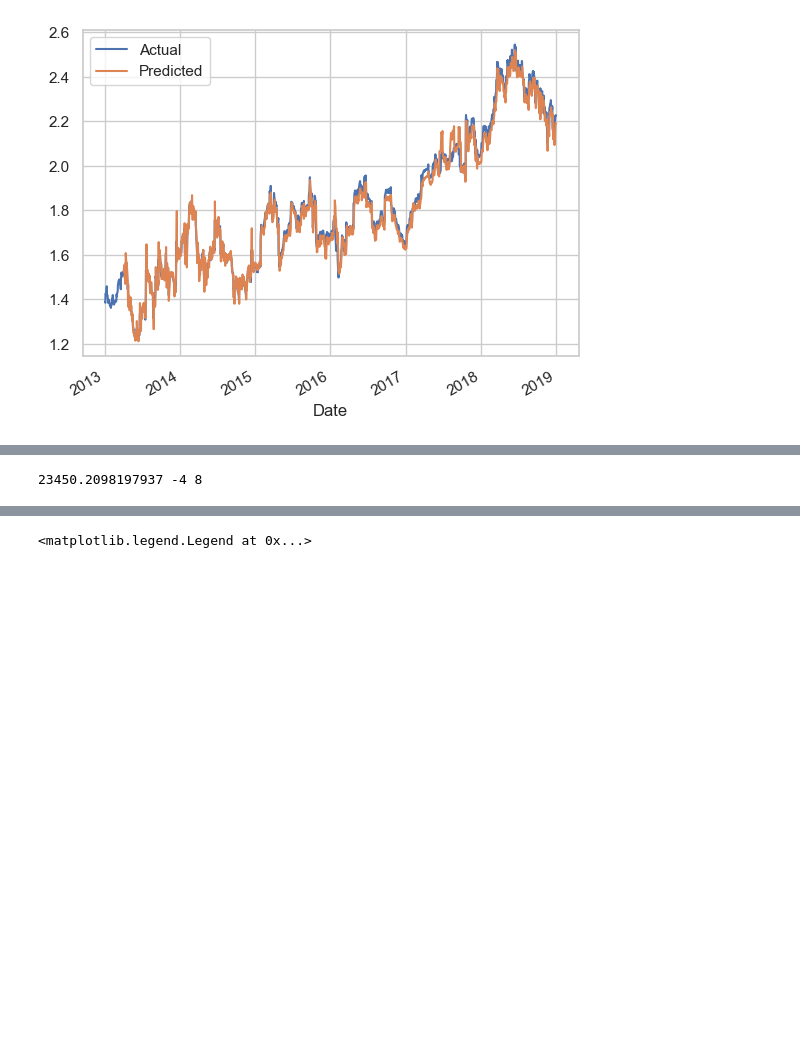
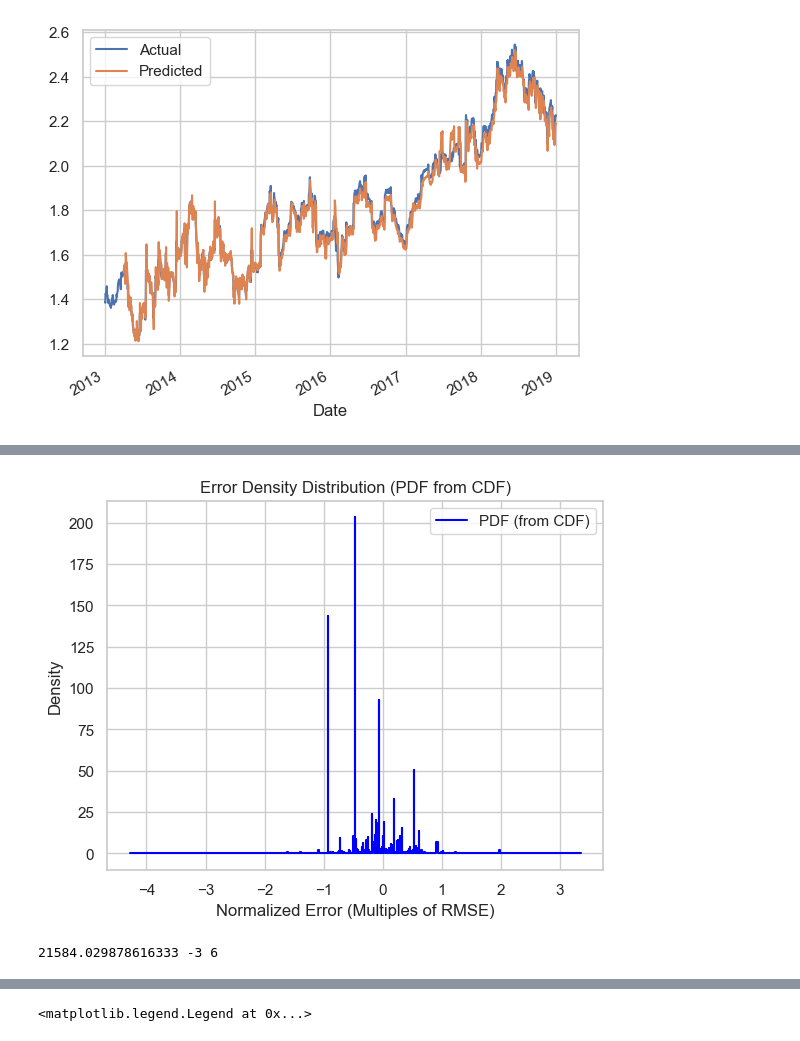
Before and after one commit to Amination-Gogia/Pairs-Trading-Dec-2024, a Jupyter notebook: Week-1/Introduction_To_Pairs_Trading.ipynb, the cells around one changed output, grey strips where cells are left out. Drawn from its saved outputs; the diff is of its cells as text; code cells hidden in the pictures; blank space fills up the shorter version.

```diff
--- a/Week-1/Introduction_To_Pairs_Trading.ipynb
+++ b/Week-1/Introduction_To_Pairs_Trading.ipynb
@@ -760,9 +705,24 @@ mse = mean_squared_error(y_test, r_for.predict(X_test))
+# %%
+sorted_errors = np.sort(normalized_errors)
+cumulative_percentages = np.arange(1, len(sorted_errors) + 1) / len(sorted_errors)
+x_vals = sorted_errors
+pdf_vals = np.diff(cumulative_percentages, prepend=0) / np.diff(sorted_errors, prepend=sorted_errors[0])
+plt.step(x_vals, pdf_vals, label="PDF (from CDF)", where='mid', color='blue')
+plt.xlabel("Normalized Error (Multiples of RMSE)")
+plt.ylabel("Density")
+plt.title("Error Density Distribution (PDF from CDF)")
+plt.legend()
+plt.grid(True)
+plt.show()
+# %% [output]
+[figure, added]
 # %%
 money = 0
 countS1 = 0
 countS2 = 0
 notional_prof = 0
 money_lis = []
+rmse = mse ** 0.5
 for i in range(61,1510):
     # Sell short if the z-score is > 1
     ratio_pred = lagged_series[i] + r_for.predict(np.array((lagged_series[i],
@@ -771,12 +731,12 @@ for i in range(61,1510):
                                                            ratios_mavg60[i-1],
                                                            std_30[i-1],
                                                            std_60[i-1])).reshape((1,-1)))
-    if ratio_pred + (mse ** 0.5)/5 < ratio[i] and ratio[i] < ratio_pred + 3 * (mse ** 0.5):
+    if ratio_pred + 2*(rmse)/3 < ratio[i] and ratio[i] < ratio_pred + 4 * (rmse):
         countS1 -= 1
         countS2 += int(ratio[i])
         money += S1[i] - int(ratio[i]) * S2[i]
 
-    elif ratio_pred - (mse ** 0.5)/5 > ratio[i] and ratio[i] > ratio_pred - 3 * (mse ** 0.5):
+    elif ratio_pred - 2*rmse/3 > ratio[i] and ratio[i] > ratio_pred - 4 * rmse:
         countS1 += 1
         countS2 -= int(ratio[i])
         money -= S1[i] - int(ratio[i]) * S2[i]
@@ -790,7 +750,7 @@ for i in range(61,1510):
 
 print(money,countS1,countS2)
 # %% [output]
-23450.2098197937 -4 8
+21584.029878616333 -3 6
 # %%
 temp_df['earnings'] = np.array([0 for i in range(61)] + (money_lis))
 temp_df['earnings']
```
Also changed, not shown: parts of 34 cells of this notebook.
